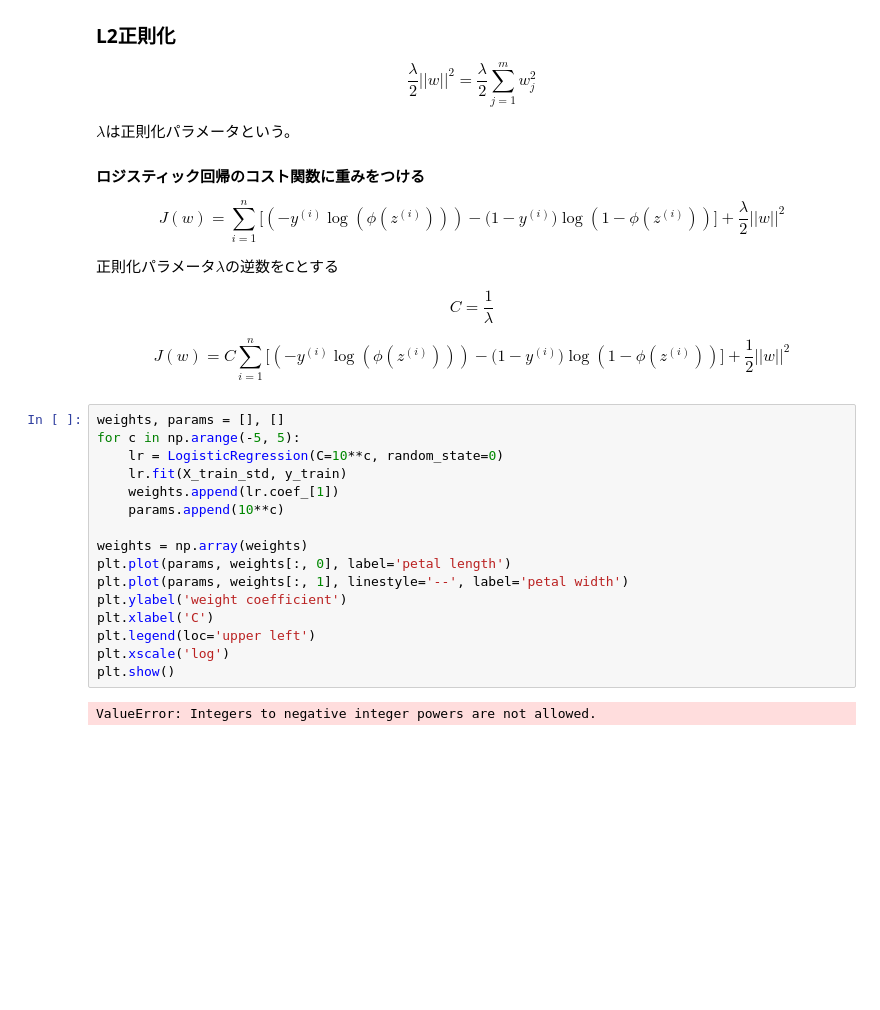
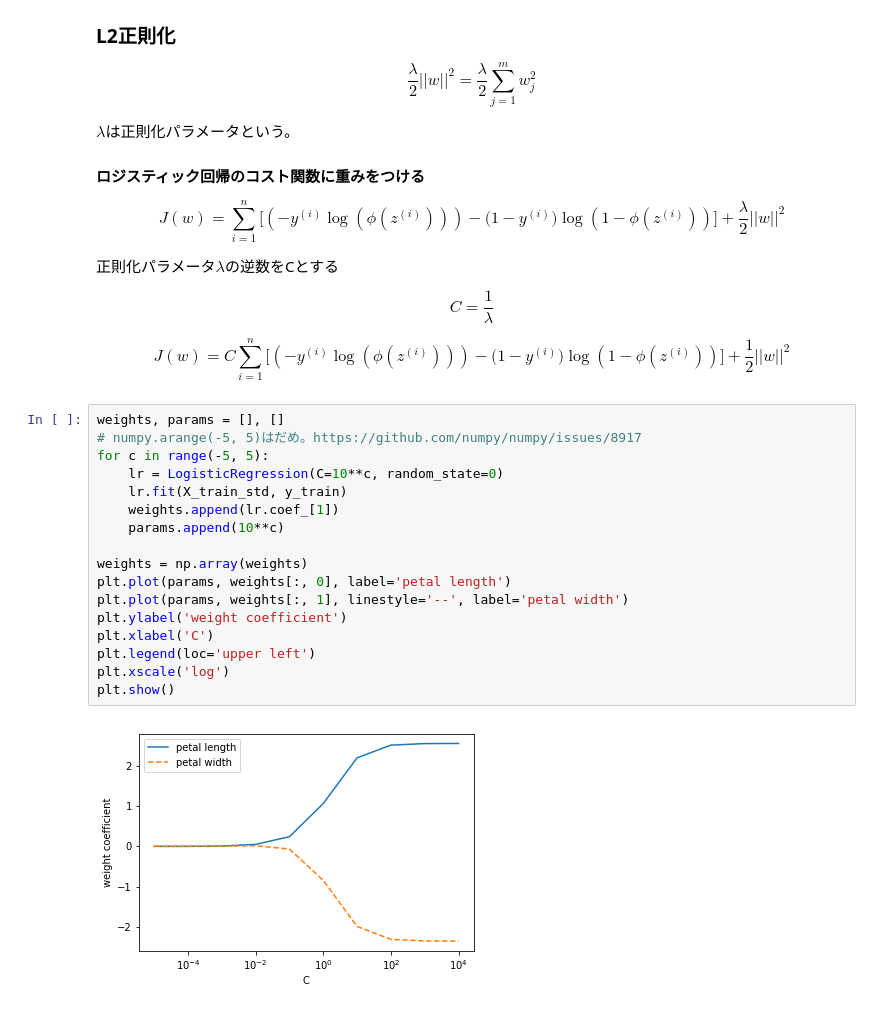
Before and after one commit to hide-tono/python-training, a Jupyter notebook: python-machine-learning/ch03/logistic-regression.ipynb, the cells around one changed output. Saved outputs shown, nothing was run; the diff lists cells and outputs as text; blank space fills up the shorter version.

```diff
--- a/python-machine-learning/ch03/logistic-regression.ipynb
+++ b/python-machine-learning/ch03/logistic-regression.ipynb
@@ -230,19 +230,20 @@ $$ C = \frac{1}{\lambda} $$
 $$ J(w) = C\sum_{i=1}^n\bigl[(-y^{(i)}\log(\phi(z^{(i)})))-({1-y^{(i)})\log(1-\phi(z^{(i)}))}\bigr] + \frac{1}{2}||w||^2 $$
 # %%
 weights, params = [], []
-for c in np.arange(-5, 5):
+# numpy.arange(-5, 5)はだめ。https://github.com/numpy/numpy/issues/8917
+for c in range(-5, 5):
     lr = LogisticRegression(C=10**c, random_state=0)
     lr.fit(X_train_std, y_train)
     weights.append(lr.coef_[1])
     params.append(10**c)
 
 weights = np.array(weights)
 plt.plot(params, weights[:, 0], label='petal length')
 plt.plot(params, weights[:, 1], linestyle='--', label='petal width')
 plt.ylabel('weight coefficient')
 plt.xlabel('C')
 plt.legend(loc='upper left')
 plt.xscale('log')
 plt.show()
 # %% [output]
-ValueError: Integers to negative integer powers are not allowed.
+[figure, added]
```
